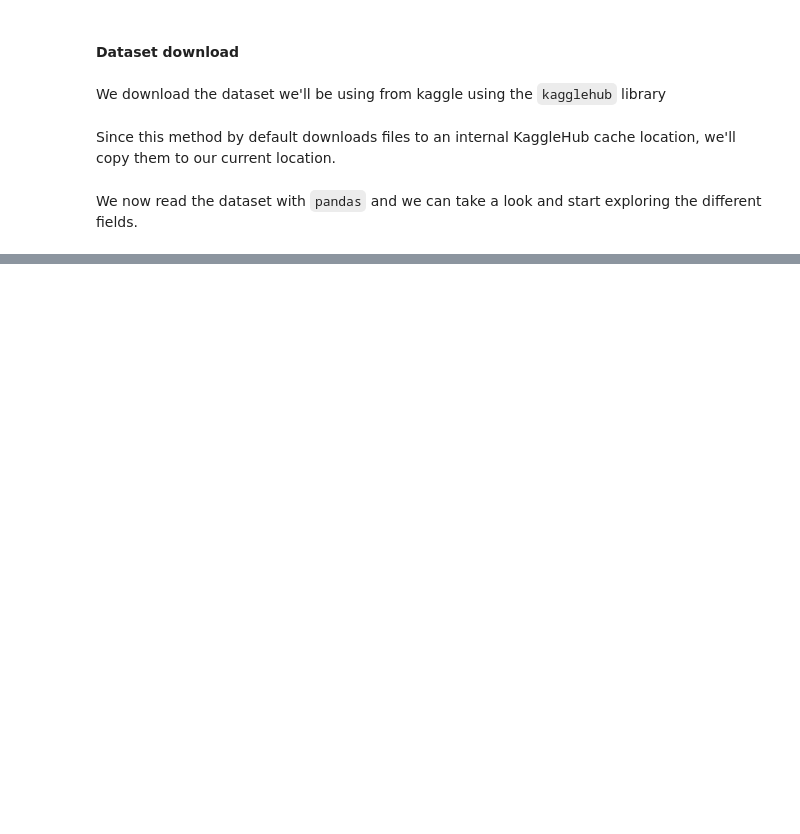
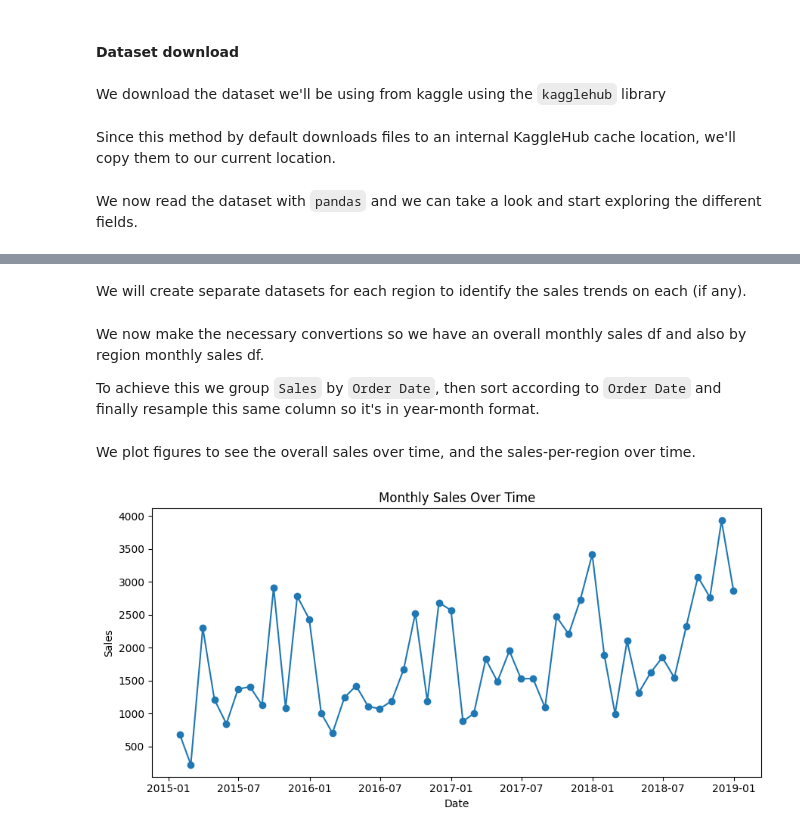
Before and after one commit to csierr/forecasting-superstore-sales, a Jupyter notebook: forecasting_sales.ipynb, the cells around one changed output, grey strips where cells are left out. Saved outputs shown, nothing was run; the diff lists cells and outputs as text; code cells hidden in the pictures; blank space fills up the shorter version.

```diff
--- a/forecasting_sales.ipynb
+++ b/forecasting_sales.ipynb
@@ -97,3 +69,5 @@ df.head(5)
 | 2 | 2017-06-12 | 2017-06-16 | Corporate | Los Angeles | California | West | Office Supplies | Labels | Self-Adhesive Address Labels for ... | ... |
 | 3 | 2016-10-11 | 2016-10-18 | Consumer | Fort Lauderdale | Florida | South | Furniture | Tables | Bretford CR4500 Series Slim Recta... | ... |
 | 4 | 2016-10-11 | 2016-10-18 | Consumer | Fort Lauderdale | Florida | South | Office Supplies | Storage | Eldon Fold 'N Roll Cart System | ... |
+# %% [markdown]
+We will create separate datasets for each region to identify the sales trends on each (if any).
@@ -99,0 +79,36 @@ df.head(5)
+# %% [markdown]
+We now make the necessary convertions so we have an overall monthly sales df and also by region monthly sales df.
+
+To achieve this we group `Sales` by `Order Date`, then sort according to `Order Date` and finally resample this same column so it's in year-month format.
+# %%
+all_daily   = df.groupby('Order Date')['Sales'].sum().reset_index()
+all_daily   = all_daily.sort_values('Order Date')
+all_monthly = all_daily.set_index('Order Date').resample('ME').mean()
+
+central_daily   = central.groupby('Order Date')['Sales'].sum().reset_index()
+central_daily   = central_daily.sort_values('Order Date')
+central_monthly = central_daily.set_index('Order Date').resample('ME').mean()
+
+east_daily   = east.groupby('Order Date')['Sales'].sum().reset_index()
+east_daily   = east_daily.sort_values('Order Date')
+east_monthly = east_daily.set_index('Order Date').resample('ME').mean()
+
+south_daily   = south.groupby('Order Date')['Sales'].sum().reset_index()
+south_daily   = south_daily.sort_values('Order Date')
+south_monthly = south_daily.set_index('Order Date').resample('ME').mean()
+
+west_daily   = west.groupby('Order Date')['Sales'].sum().reset_index()
+west_daily   = west_daily.sort_values('Order Date')
+west_monthly = west_daily.set_index('Order Date').resample('ME').mean()
+# %% [markdown]
+We plot figures to see the overall sales over time, and the sales-per-region over time.
+# %%
+plt.figure(figsize=(9, 4.5))
+plt.plot(all_monthly.index, all_monthly['Sales'], marker='o')
+plt.title('Monthly Sales Over Time')
+plt.xlabel('Date')
+plt.ylabel('Sales')
+plt.tight_layout()
+plt.show()
+# %% [output]
+[figure, added]
```
Also changed, not shown: parts of 8 cells of this notebook.
